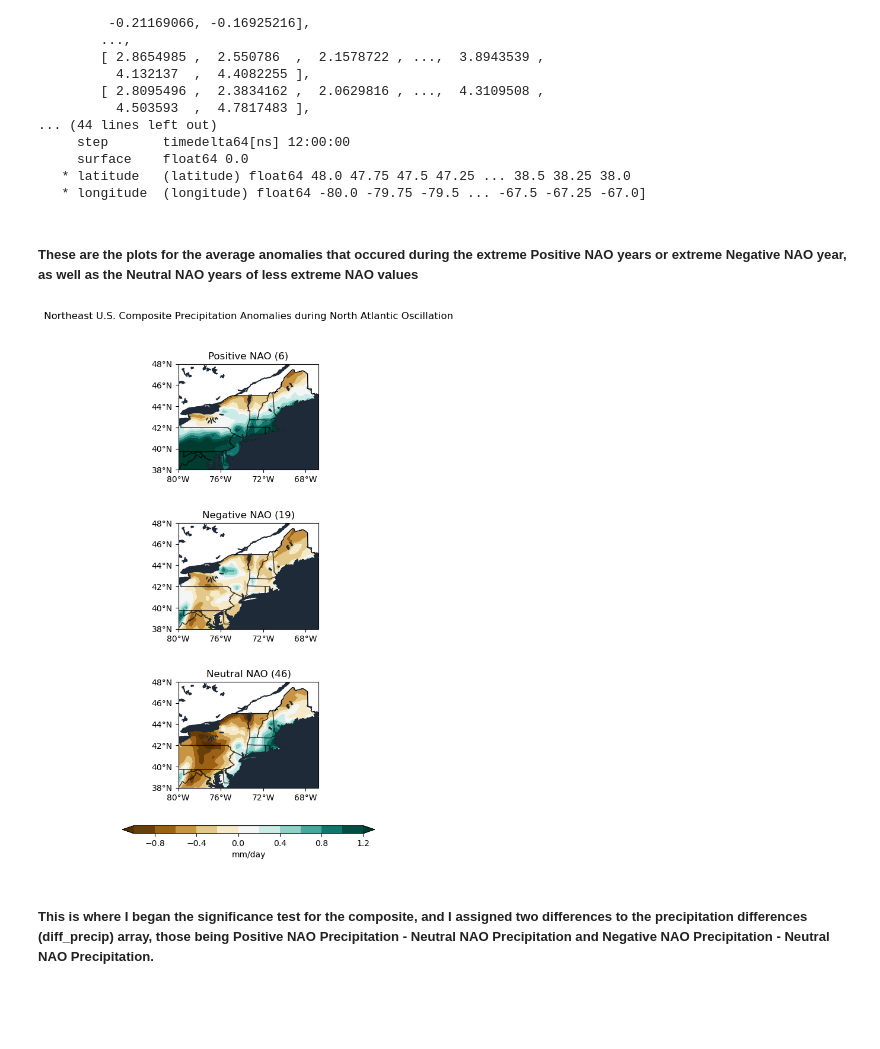
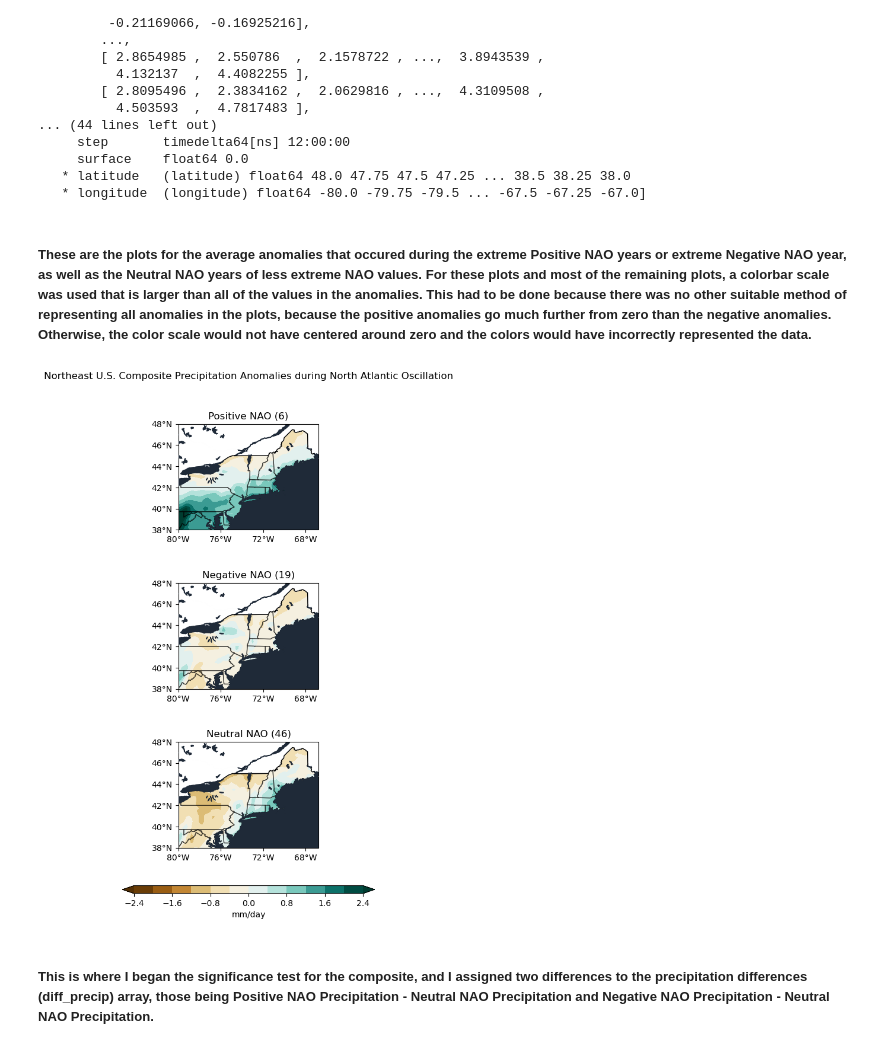
Before and after one commit to JStiles9552/Assignment_3_CLIM_680, a Jupyter notebook: Assignment_3_Revised.ipynb, the cells around one changed output. Drawn from its saved outputs; the diff is of its cells as text; code cells hidden in the pictures; blank space fills up the shorter version.

```diff
--- a/Assignment_3_Revised.ipynb
+++ b/Assignment_3_Revised.ipynb
@@ -271,10 +271,10 @@ comp_precip
    * latitude   (latitude) float64 48.0 47.75 47.5 47.25 ... 38.5 38.25 38.0
    * longitude  (longitude) float64 -80.0 -79.75 -79.5 ... -67.5 -67.25 -67.0]
 # %% [markdown]
-##### These are the plots for the average anomalies that occured during the extreme Positive NAO years or extreme Negative NAO year, as well as the Neutral NAO years of less extreme NAO values
+##### These are the plots for the average anomalies that occured during the extreme Positive NAO years or extreme Negative NAO year, as well as the Neutral NAO years of less extreme NAO values. For these plots and most of the remaining plots, a colorbar scale was used that is larger than all of the values in the anomalies. This had to be done because there was no other suitable method of representing all anomalies in the plots, because the positive anomalies go much further from zero than the negative anomalies. Otherwise, the color scale would not have centered around zero and the colors would have incorrectly represented the data.
 # %%
 labels=['Positive NAO', 'Negative NAO', 'Neutral NAO']
-clevs = np.arange(-1.0,1.4,0.2)
+clevs = np.arange(-2.4,2.8,0.4)
 
 fig, axs = plt.subplots(nrows=3,ncols=1,
                         subplot_kw={'projection': ccrs.PlateCarree(central_longitude=-74)},
@@ -299,34 +299,34 @@ for i,tp in enumerate(comp_precip):
         axs[i].set_yticks([38,40,42,44,46,48], crs=ccrs.PlateCarree())
         lat_formatter = cticker.LatitudeFormatter()
         axs[i].yaxis.set_major_formatter(lat_formatter)
 
         axs[i].set_title(labels[i]+' ('+str(counts[i])+')')
 
         axs[i].coastlines()
         axs[i].add_feature(feature.OCEAN, zorder=2, color='#1F2A38')
         axs[i].add_feature(feature.BORDERS, zorder=2, color='k')
         axs[i].add_feature(feature.LAKES, zorder=3, color='#1F2A38')
         axs[i].add_feature(feature.BORDERS.with_scale('10m'),
                linestyle='-', alpha=.5)
         axs[i].add_feature(feature.STATES.with_scale('10m'),
                linestyle='-', alpha=.5)
 
         fname='/home/jstiles4/gadm41_CAN_1.shp'
         shape_feature = ShapelyFeature(Reader(fname).geometries(),
                                ccrs.PlateCarree(), edgecolor='black', color='white')
 
         axs[i].add_feature(shape_feature)
 
 fig.subplots_adjust(bottom=0.25, top=0.9, left=0.05, right=0.95,
                     wspace=0.1, hspace=0.5)
 
 cbar_ax = fig.add_axes([0.25, 0.18, 0.5, 0.012])
 
 cbar = fig.colorbar(cs,cax=cbar_ax,orientation='horizontal',label='mm/day')
 
 plt.suptitle('Northeast U.S. Composite Precipitation Anomalies during North Atlantic Oscillation') ;
 # %% [output]
-[figure, old version]
+[figure, new version]
 # %% [markdown]
 ##### This is where I began the significance test for the composite, and I assigned two differences to the precipitation differences (diff_precip) array, those being Positive NAO Precipitation - Neutral NAO Precipitation and Negative NAO Precipitation - Neutral NAO Precipitation.
 # %%
```
Also changed, not shown: parts of 4 cells of this notebook.
